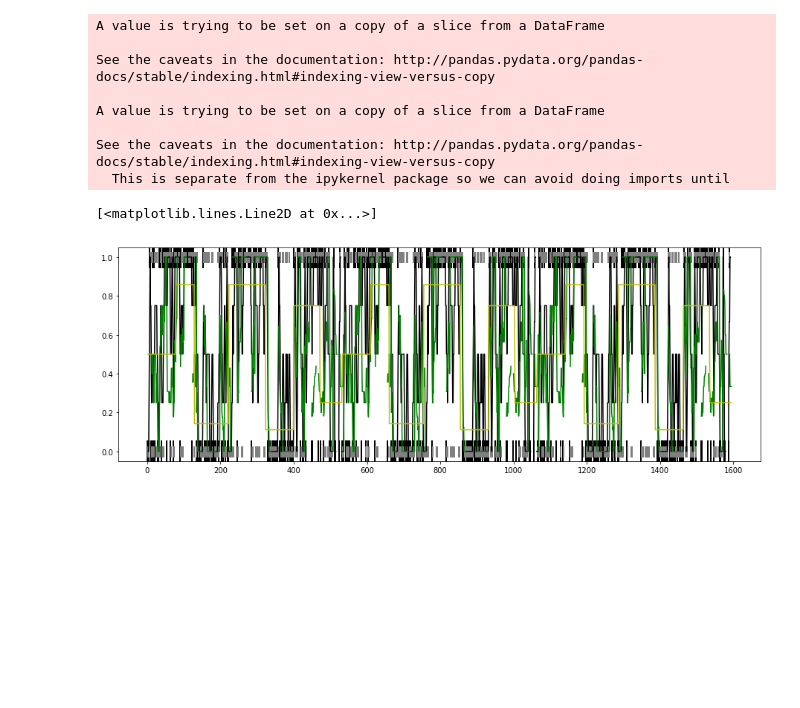
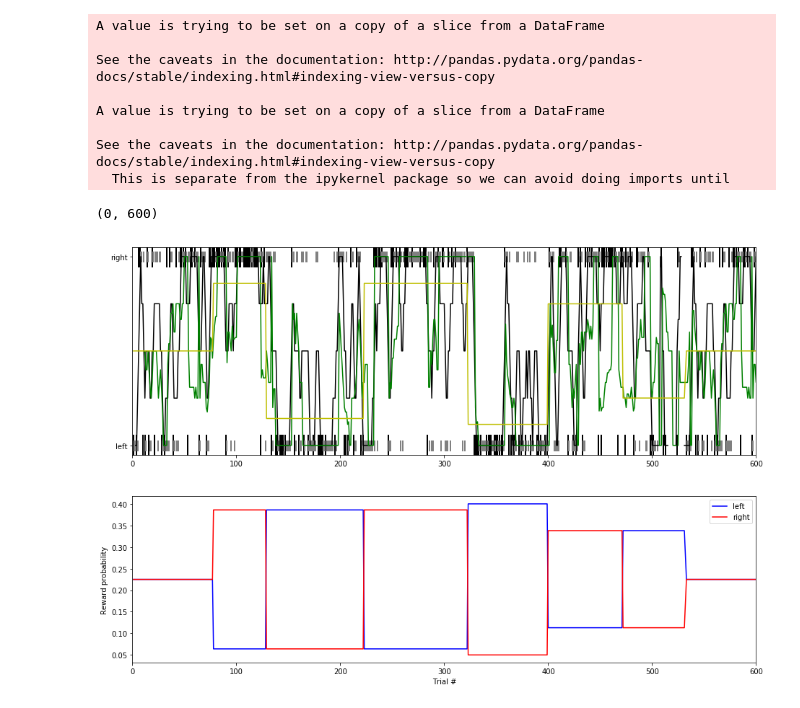
Before and after one commit to rozmar/DataPipeline, a Jupyter notebook: foraging_analysis.ipynb, the cells around one changed output. Cells and saved outputs as stored; diff of their text form; code cells hidden in the pictures; blank space fills up the shorter version.

```diff
--- a/foraging_analysis.ipynb
+++ b/foraging_analysis.ipynb
@@ -53,7 +53,7 @@ df_reactiontime = pd.DataFrame((behavioranal.SessionReactionTimeHistogram() & ke
 fig=plt.figure()
 ax_RT = list()
 for i,subject in enumerate(subject_names):
-    ax_RT.append(fig.add_axes([0,-i,1,.8]))
+    ax_RT.append(fig.add_axes([np.floor((i/2)%2),-1*(i%2),.8,.8]))
     idx = df_reactiontime['water_restriction_number'] == subject
     bins = df_reactiontime['reaction_time_bins'][idx].values[0][1:]
     edges = [np.min(bins),np.max(bins)]
@@ -179,6 +305,8 @@ for idx in range(len(df_behaviortrial)):
 
 rewardratio_R = np.array(rewardratio_R)
 rewardratio_L = np.array(rewardratio_L)
+rewardratio_L[np.isnan(rewardratio_L)]=0
+rewardratio_R[np.isnan(rewardratio_R)]=0
 # %% [output]
 A value is trying to be set on a copy of a slice from a DataFrame
 
@@ -191,15 +319,24 @@ See the caveats in the documentation: http://pandas.pydata.org/pandas-docs/stabl
 # %%
 
 fig=plt.figure()
 ax1=fig.add_axes([0,0,2,1])
 ax1.plot(df_behaviortrial['trial'][rewarded],df_behaviortrial['trial_choice_plot'][rewarded],'k|',color='black',markersize=30,markeredgewidth=2)
 ax1.plot(df_behaviortrial['trial'][unrewarded],df_behaviortrial['trial_choice_plot'][unrewarded],'|',color='gray',markersize=15,markeredgewidth=2)
 ax1.plot(df_behaviortrial['trial'],bias,'k-')
 ax1.plot(df_behaviortrial['trial'],rewardratio_R / (rewardratio_R+rewardratio_L),'g-')
 ax1.plot(df_behaviortrial['trial'],df_behaviortrial['reward_ratio'],'y-')
-#ax1.plot(df_behaviortrial['trial'],rewardratio_L,'b-')
-#ax1.plot(df_behaviortrial['trial'],rewardratio_R,'r-')
-#ax1.set_xlim(500, 600)
+ax1.set_yticks((0,1))
+ax1.set_yticklabels(('left','right'))
+
+ax2=fig.add_axes([0,-1,2,.8])
+ax2.plot(df_behaviortrial['trial'],df_behaviortrial['p_reward_left'],'b-')
+ax2.plot(df_behaviortrial['trial'],df_behaviortrial['p_reward_right'],'r-')
+ax2.set_ylabel('Reward probability')
+ax2.set_xlabel('Trial #')
+ax2.legend(['left','right'])
+
+ax1.set_xlim(00, 600)
+ax2.set_xlim(00, 600)
 # %% [output]
-[<matplotlib.lines.Line2D at 0x...>]
+(0, 600)
-[figure, old version]
+[figure, new version]
```
Also changed, not shown: parts of 6 cells of this notebook.
